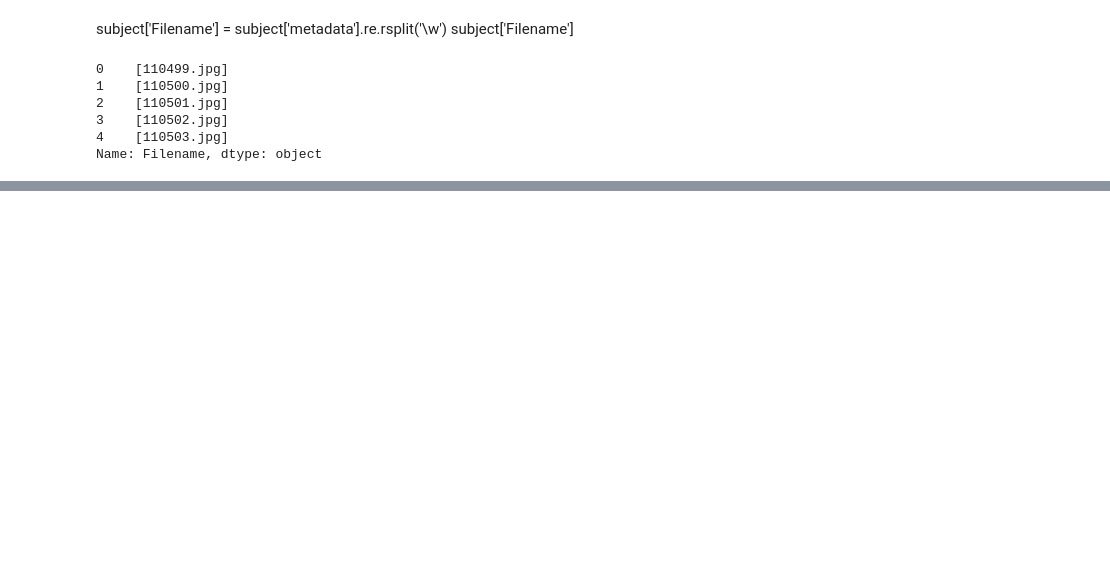
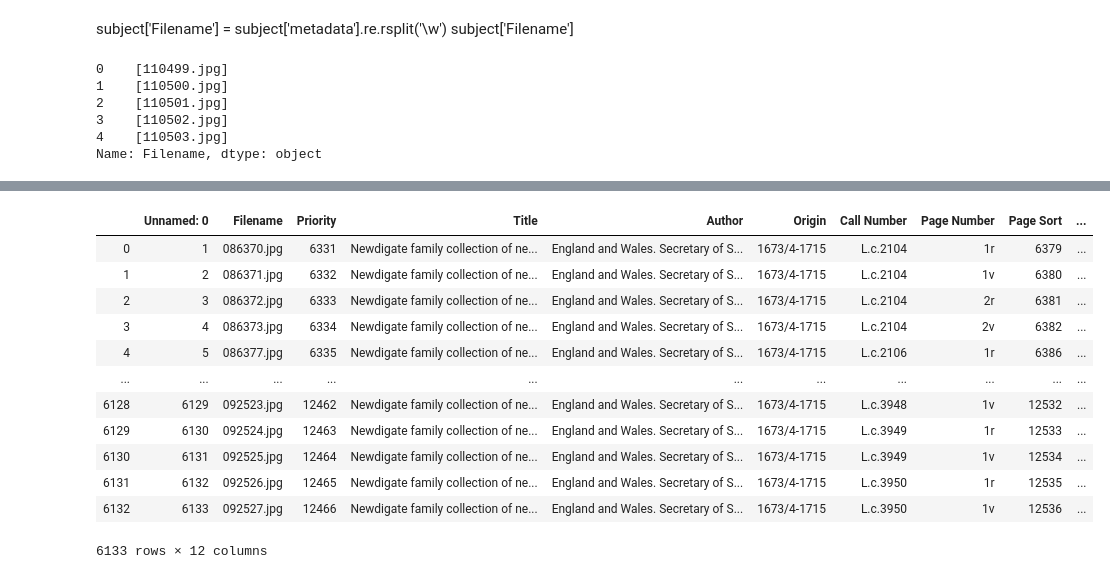
Before and after one commit to nisaputri/The-Shakespeares-UMD, a Jupyter notebook: Shakespeare Data Cleaning and Processing.ipynb, the cells around one changed output, grey strips where cells are left out. Saved outputs shown, nothing was run; the diff lists cells and outputs as text; code cells hidden in the pictures; blank space fills up the shorter version.

```diff
--- a/Shakespeare Data Cleaning and Processing.ipynb
+++ b/Shakespeare Data Cleaning and Processing.ipynb
@@ -49,0 +59,16 @@ Name: Filename, Length: 14330, dtype: object
+# %%
+newsletters
+# %% [output]
+|  | Unnamed: 0 | Filename | Priority | Title | Author | Origin | Call Number | Page Number | Page Sort | ... |
+| 0 | 1 | 086370.jpg | 6331 | Newdigate family collection of ne... | England and Wales. Secretary of S... | 1673/4-1715 | L.c.2104 | 1r | 6379 | ... |
+| 1 | 2 | 086371.jpg | 6332 | Newdigate family collection of ne... | England and Wales. Secretary of S... | 1673/4-1715 | L.c.2104 | 1v | 6380 | ... |
+| 2 | 3 | 086372.jpg | 6333 | Newdigate family collection of ne... | England and Wales. Secretary of S... | 1673/4-1715 | L.c.2104 | 2r | 6381 | ... |
+| 3 | 4 | 086373.jpg | 6334 | Newdigate family collection of ne... | England and Wales. Secretary of S... | 1673/4-1715 | L.c.2104 | 2v | 6382 | ... |
+| 4 | 5 | 086377.jpg | 6335 | Newdigate family collection of ne... | England and Wales. Secretary of S... | 1673/4-1715 | L.c.2106 | 1r | 6386 | ... |
+| ... | ... | ... | ... | ... | ... | ... | ... | ... | ... | ... |
+| 6128 | 6129 | 092523.jpg | 12462 | Newdigate family collection of ne... | England and Wales. Secretary of S... | 1673/4-1715 | L.c.3948 | 1v | 12532 | ... |
+| 6129 | 6130 | 092524.jpg | 12463 | Newdigate family collection of ne... | England and Wales. Secretary of S... | 1673/4-1715 | L.c.3949 | 1r | 12533 | ... |
+| 6130 | 6131 | 092525.jpg | 12464 | Newdigate family collection of ne... | England and Wales. Secretary of S... | 1673/4-1715 | L.c.3949 | 1v | 12534 | ... |
+| 6131 | 6132 | 092526.jpg | 12465 | Newdigate family collection of ne... | England and Wales. Secretary of S... | 1673/4-1715 | L.c.3950 | 1r | 12535 | ... |
+| 6132 | 6133 | 092527.jpg | 12466 | Newdigate family collection of ne... | England and Wales. Secretary of S... | 1673/4-1715 | L.c.3950 | 1v | 12536 | ... |
+6133 rows × 12 columns
```
Also changed, not shown: parts of 3 cells of this notebook, 1 other file.
